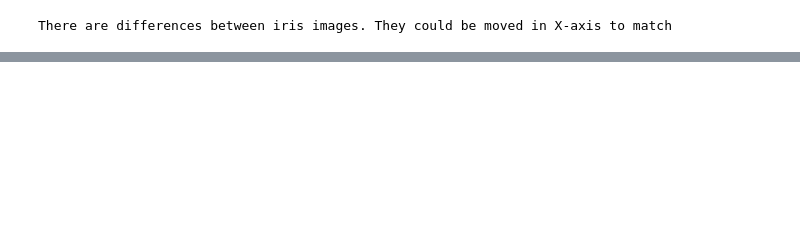
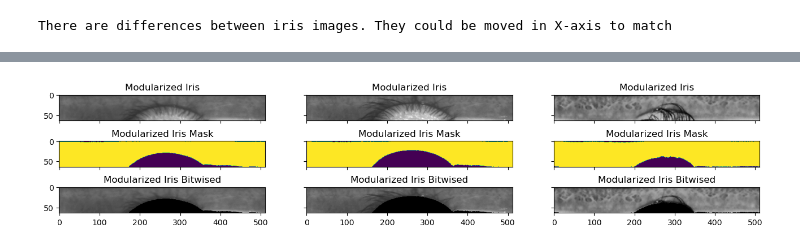
Before and after one commit to Choapinus/DenseNet10, a Jupyter notebook: notebooks/DenseSegmentatorClass.ipynb, the cells around one changed output, grey strips where cells are left out. Saved outputs shown, nothing was run; the diff lists cells and outputs as text; code cells hidden in the pictures; blank space fills up the shorter version.

Commit message:
iris code functionality added outside forward function

```diff
--- a/notebooks/DenseSegmentatorClass.ipynb
+++ b/notebooks/DenseSegmentatorClass.ipynb
@@ -218,0 +237,28 @@ There are differences between iris images. They could be moved in X-axis to matc
+# %%
+# get iris rubbersheet from each image example
+
+samples_info = {}
+fig, axes = plt.subplots(3, 3, figsize=(16,3), sharex=True, sharey=True)
+axes = axes.T # rotate 3x3 grid example
+
+for key_s, (ax1, ax2, ax3) in zip(samples, axes):
+    image = samples[key_s].copy()
+    info = model.forward(image)
+
+    # get variable to another one more readable
+    samples_info[key_s] = info
+
+    iris_rs = info.get('iris_rubbersheet')
+    mask_iris_rs = info.get('mask_iris_rubbersheet')
+    bw_iris = info.get('bitwised_iris_rubbersheet')
+
+    ax1.imshow(iris_rs)
+    ax1.set_title('Modularized Iris')
+
+    ax2.imshow(mask_iris_rs)
+    ax2.set_title('Modularized Iris Mask')
+
+    ax3.imshow(bw_iris)
+    ax3.set_title('Modularized Iris Bitwised')
+# %% [output]
+[figure, added]
```
Also changed, not shown: parts of 13 cells of this notebook, 4 other files.
